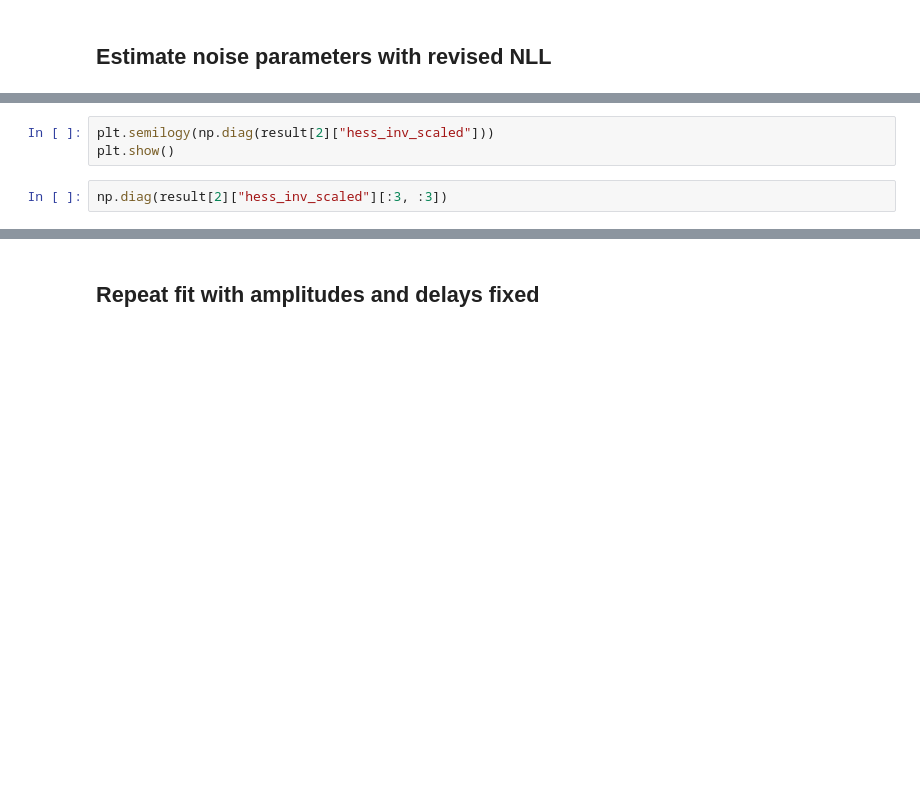
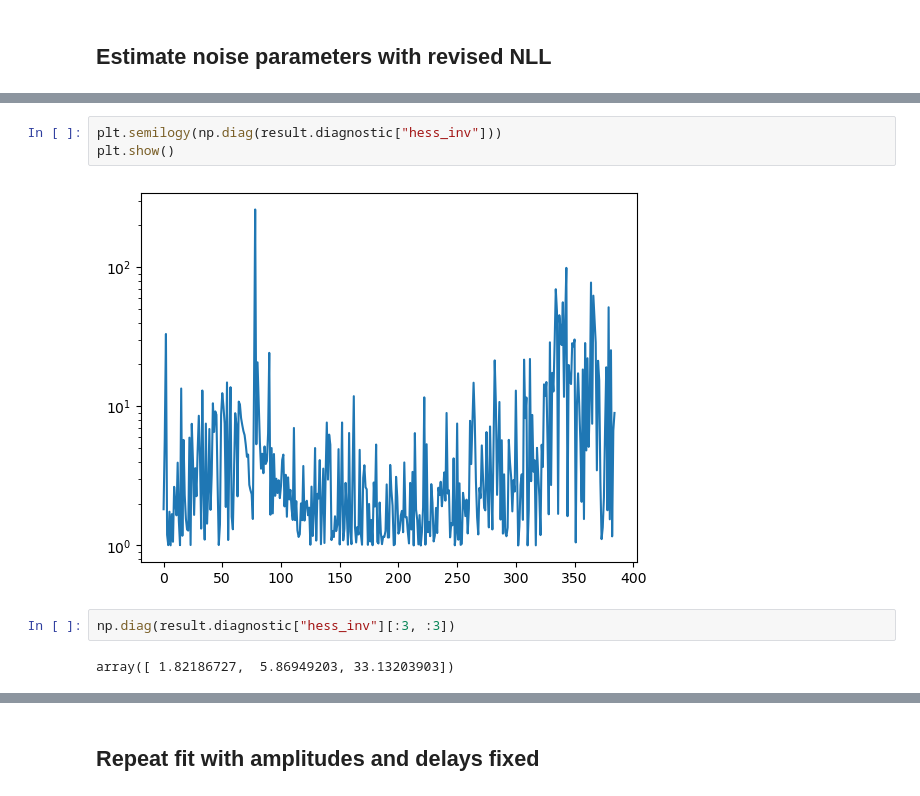
Before and after one commit to dodge-research-group/thztools, a Jupyter notebook: examples/tdnll-scaled-dev.ipynb, the cells around one changed output, grey strips where cells are left out. Cells and saved outputs as stored; diff of their text form; blank space fills up the shorter version.

```diff
--- a/examples/tdnll-scaled-dev.ipynb
+++ b/examples/tdnll-scaled-dev.ipynb
@@ -294,6 +365,10 @@ plt.show()
 # %%
-plt.semilogy(np.diag(result[2]["hess_inv_scaled"]))
+plt.semilogy(np.diag(result.diagnostic["hess_inv"]))
 plt.show()
+# %% [output]
+[figure, added]
 # %%
-np.diag(result[2]["hess_inv_scaled"][:3, :3])
+np.diag(result.diagnostic["hess_inv"][:3, :3])
+# %% [output]
+array([ 1.82186727,  5.86949203, 33.13203903])
 # %%
```
Also changed, not shown: parts of 15 cells of this notebook, 1 other file.
